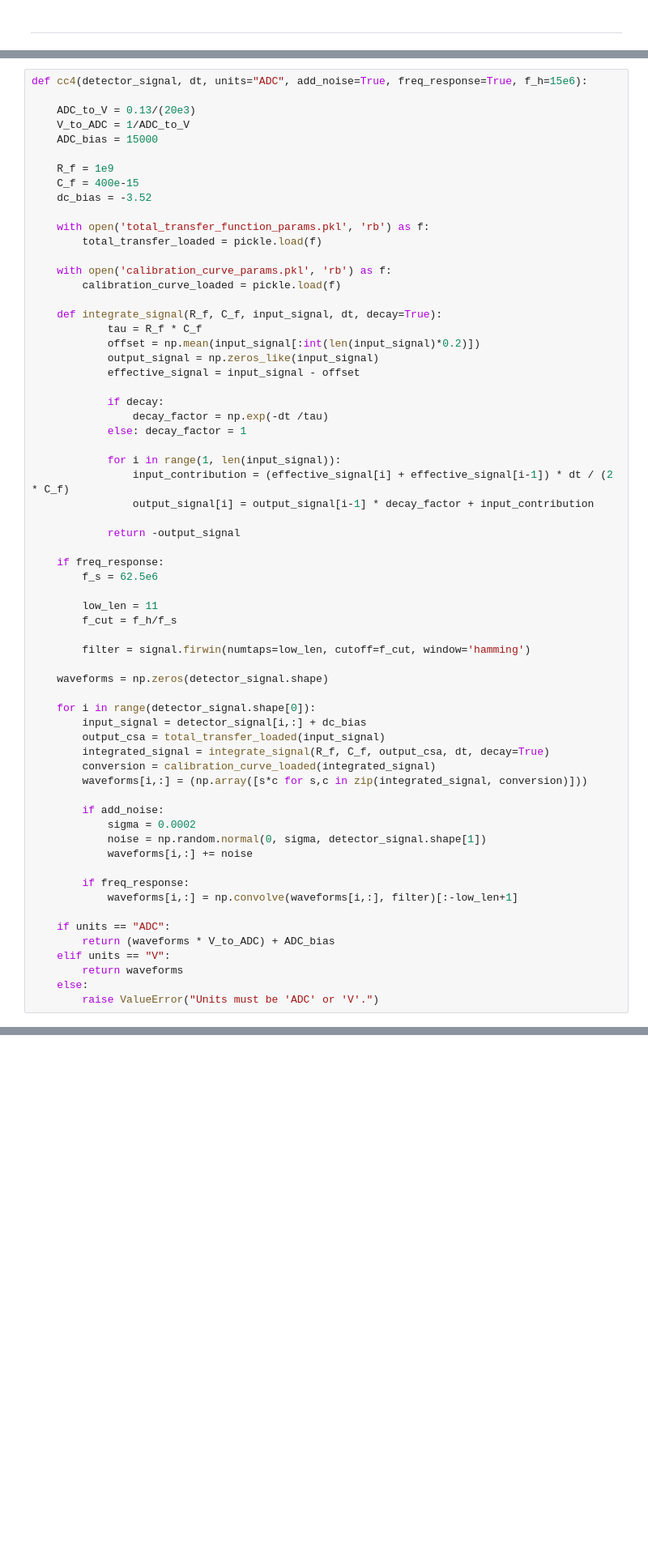
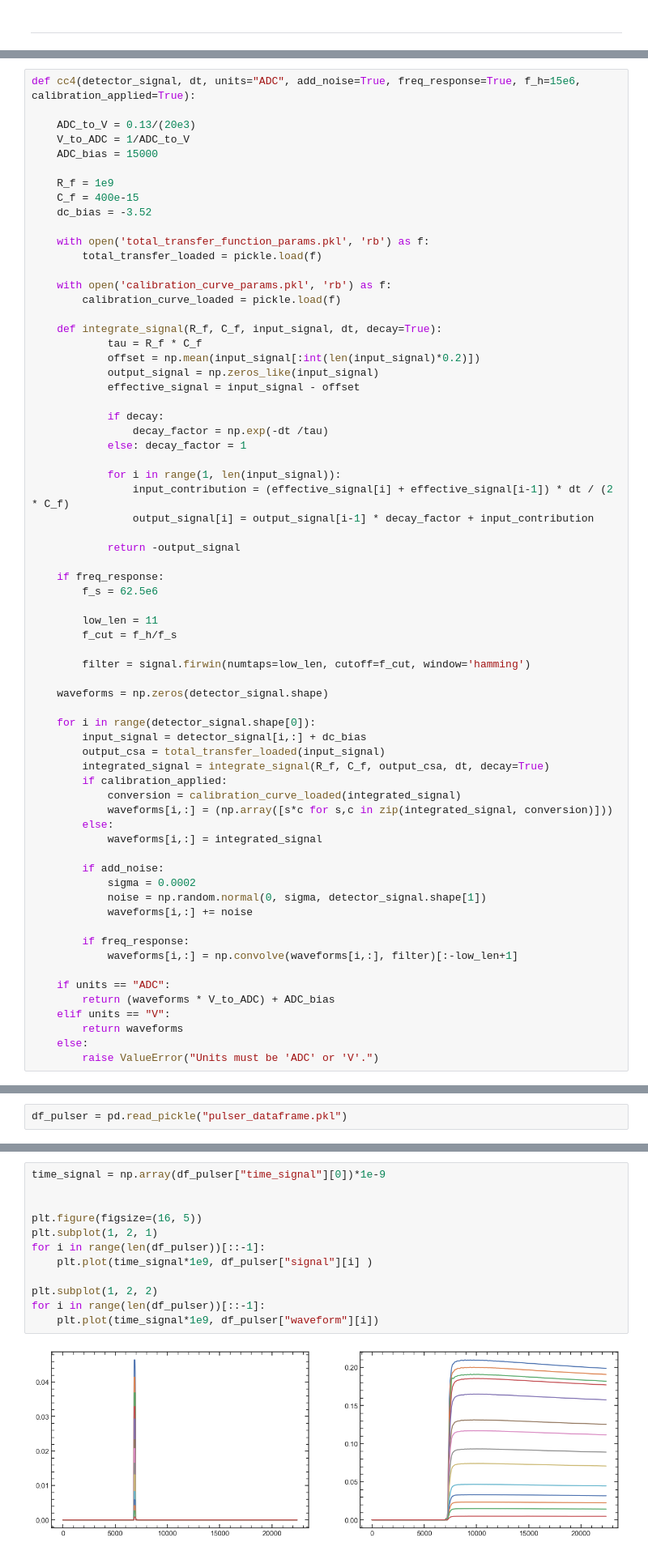
Before and after one commit to GaudioRf/JFETModel, a Jupyter notebook: ideal_pulses.ipynb, the cells around one changed output, grey strips where cells are left out. Shown: that part at 81% size. Drawn from its saved outputs; the diff is of its cells as text; blank space fills up the shorter version.

```diff
--- a/ideal_pulses.ipynb
+++ b/ideal_pulses.ipynb
@@ -214,7 +218,7 @@ plt.plot(freq[1:], 20*np.log10(amp[1:]), label="Filter response");
 # %% [output]
 [figure]
 # %%
-def cc4(detector_signal, dt, units="ADC", add_noise=True, freq_response=True, f_h=15e6):
+def cc4(detector_signal, dt, units="ADC", add_noise=True, freq_response=True, f_h=15e6, calibration_applied=True):
 
     ADC_to_V = 0.13/(20e3)
     V_to_ADC = 1/ADC_to_V
@@ -260,8 +264,11 @@ def cc4(detector_signal, dt, units="ADC", add_noise=True, freq_response=True, f_
         input_signal = detector_signal[i,:] + dc_bias
         output_csa = total_transfer_loaded(input_signal)
         integrated_signal = integrate_signal(R_f, C_f, output_csa, dt, decay=True)
-        conversion = calibration_curve_loaded(integrated_signal)
-        waveforms[i,:] = (np.array([s*c for s,c in zip(integrated_signal, conversion)]))
+        if calibration_applied:
+            conversion = calibration_curve_loaded(integrated_signal)
+            waveforms[i,:] = (np.array([s*c for s,c in zip(integrated_signal, conversion)]))
+        else:
+            waveforms[i,:] = integrated_signal
 
         if add_noise:
             sigma = 0.0002
@@ -313,3 +320,5 @@ mark_inset(plt.gca(), axins, loc1=2, loc2=4, fc="none", ec="0.5")
 plt.show()
 # %% [output]
 [figure]
+# %%
+df_pulser = pd.read_pickle("pulser_dataframe.pkl")
@@ -315,0 +341,14 @@ plt.show()
+# %%
+time_signal = np.array(df_pulser["time_signal"][0])*1e-9
+
+
+plt.figure(figsize=(16, 5))
+plt.subplot(1, 2, 1)
+for i in range(len(df_pulser))[::-1]:
+    plt.plot(time_signal*1e9, df_pulser["signal"][i] )
+
+plt.subplot(1, 2, 2)
+for i in range(len(df_pulser))[::-1]:
+    plt.plot(time_signal*1e9, df_pulser["waveform"][i])
+# %% [output]
+[figure, added]
```
Also changed, not shown: parts of 3 cells of this notebook, 17 other files.
